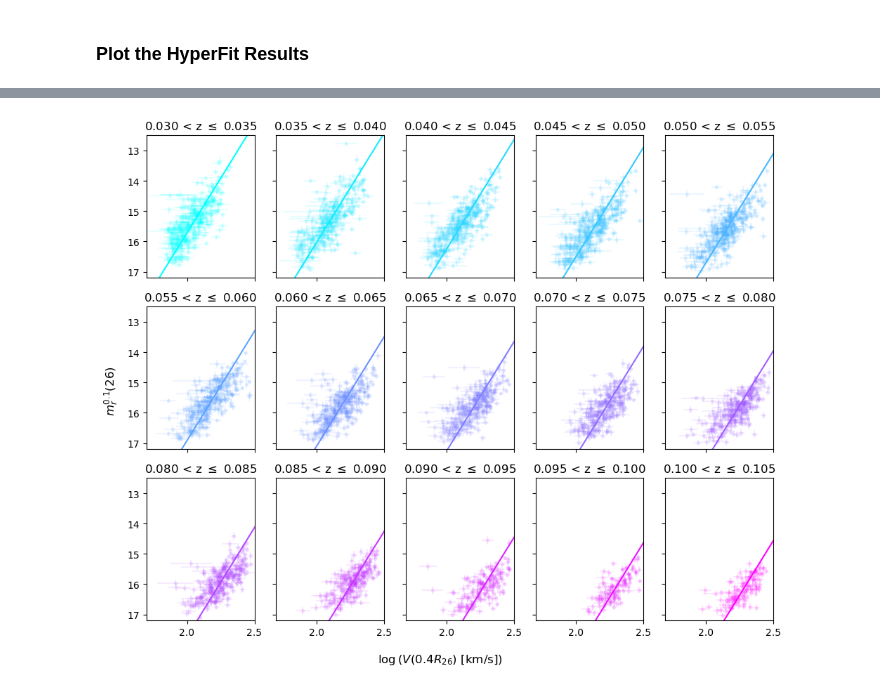
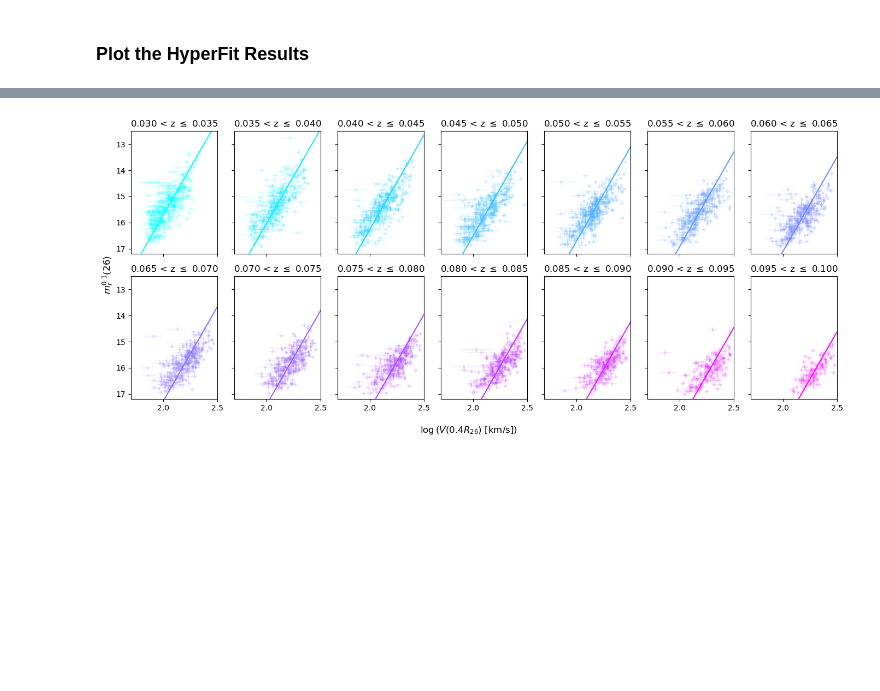
Before and after one commit to DESI-UR/DESI_SGA, a Jupyter notebook: TF/Y1/TF_Y1_zbin_calibration_weightsVmax-1_cutsAlex_KAD.ipynb, the cells around one changed output, grey strips where cells are left out. Drawn from its saved outputs; the diff is of its cells as text; code cells hidden in the pictures; blank space fills up the shorter version.

```diff
--- a/TF/Y1/TF_Y1_zbin_calibration_weightsVmax-1_cutsAlex_KAD.ipynb
+++ b/TF/Y1/TF_Y1_zbin_calibration_weightsVmax-1_cutsAlex_KAD.ipynb
@@ -416,7 +416,7 @@ Separate the galaxies into redshift bins of width 0.005, starting at a redshift
 zmin = 0.03
 zmax = 0.1
 dz = 0.005
-zbins = np.arange(zmin, zmax + dz, dz)
+zbins = np.arange(zmin, zmax, dz)
 
 #- SGA galaxies that passed quality selection
 sgatab_sel = sgatab[is_good_sga]
@@ -659,6 +657,11 @@ temp_outfile = open('cov_ab_iron_jointTFR_varyV0-dwarfsAlex_z0p1_zbins0p005_weig
                     'wb')
 pickle.dump((cov_tfr, tfr_mcmc_samples, logV0, zmin, zmax, dz, zbins), temp_outfile)
 temp_outfile.close()
+# %%
+temp_infile = open('cov_ab_iron_jointTFR_varyV0-dwarfsAlex_z0p1_zbins0p005_weightsVmax-1_dVsys_KAD-20250813.pickle',
+                    'rb')
+cov_tfr, tfr_mcmc_samples, logV0, zmin, zmax, dz, zbins = pickle.load(temp_infile)
+temp_infile.close()
 # %%
 labels  = ['$a$']
 labels += [f'$b_{{ {k+1} }}$' for k in np.arange(m)]
@@ -751,0 +759,29 @@ fig.subplots_adjust(left=0.1, bottom=0.1, top=0.9, right=0.9);
+# %%
+plt.figure(figsize=(4,4.8), tight_layout=True)
+
+a_   = a_mcmc[1]
+b_   = b_mcmc[:,1]
+
+plt.rcParams['axes.prop_cycle'] = plt.cycler('color', plt.cm.viridis(np.linspace(0,1,m)))
+
+_logv = np.arange(0, 3, 0.1) - logV0
+for k in range(m):
+    eb = plt.errorbar(x=logV0 + logV[k],
+                      y=mag[k],
+                      xerr=logV_err[k],
+                      yerr=mag_err[k],
+                      fmt='.',
+                      label=f'{zbins[k]:.3f}-{zbins[k+1]:.3f}')
+
+    plt.plot(_logv + logV0, a_*_logv + b_[k], color=eb[0].get_color(), ls='--', alpha=0.5)
+
+plt.xlim([1.7, 2.5])
+plt.ylim([17.2, 12.5])
+plt.ylabel(r'$m_r^{0.1} (26)$', fontsize=14)
+plt.xlabel(r'$\log{(V(0.4R_{26})~[\mathrm{km/s}]}$)', fontsize=14);
+
+# ax.legend(loc='upper left', fontsize=9, ncol=2);
+
+plt.savefig('../../../figures/Y1_papers/TF_Y1_zbin_calibration_dz0p005_Anthony2_weightsVmax-1_20250810.png',
+            dpi=150,
+            facecolor='none')
@@ -756,31 +794,31 @@ slope (alpha): 2.88 +/- 0.003
 # %%
 # fig, axs = plt.subplots(nrows=7, ncols=10, sharex=True, sharey=True, figsize=(20,16), tight_layout=True)
-fig, axs = plt.subplots(nrows=3, ncols=5, sharex=True, sharey=True, figsize=(10,8), tight_layout=True)
+fig, axs = plt.subplots(nrows=2, ncols=7, sharex=True, sharey=True, figsize=(14,6), tight_layout=True)
 
 color = iter(plt.cm.cool(np.linspace(0,1,m)))
 for i in range(m):
     c = next(color)
 
-    row = int(i/5)
-    col = i%5
+    row = int(i/7)
+    col = i%7
 
     eb = axs[row,col].errorbar(logV0 + logV[i],
                                mag[i],
                                xerr=logV_err[i],
                                yerr=mag_err[i],
                                fmt='.', color=c, alpha=0.1)
     axs[row,col].plot(_logv + logV0, a_*_logv + b_[i], color=c)
 
     axs[row,col].set(xlim=[1.7, 2.5], ylim=[17.2, 12.5], title=f'{zbins[i]:.3f} < z $\leq$ {zbins[i+1]:.3f}')
 
 # Delete extra axes
 # fig.delaxes(axs[-1,-1])
 
 fig.supxlabel(r'$\log{(V(0.4R_{26})~[\mathrm{km/s}]}$)')
 fig.supylabel(r'$m_r^{0.1} (26)$');
 
 # plt.savefig('../../Figures/Y1/TF_Y1_individual_cluster_calibration_0pt_binaryMLupdated_z0p1_Anthony2_weightsVmax-1_dVsys_fit0_20250717.png',
 #             dpi=150,
 #             facecolor='none')
 # %% [output]
-[figure, old version]
+[figure, new version]
```
Also changed, not shown: parts of 11 cells of this notebook, 3 other files.
